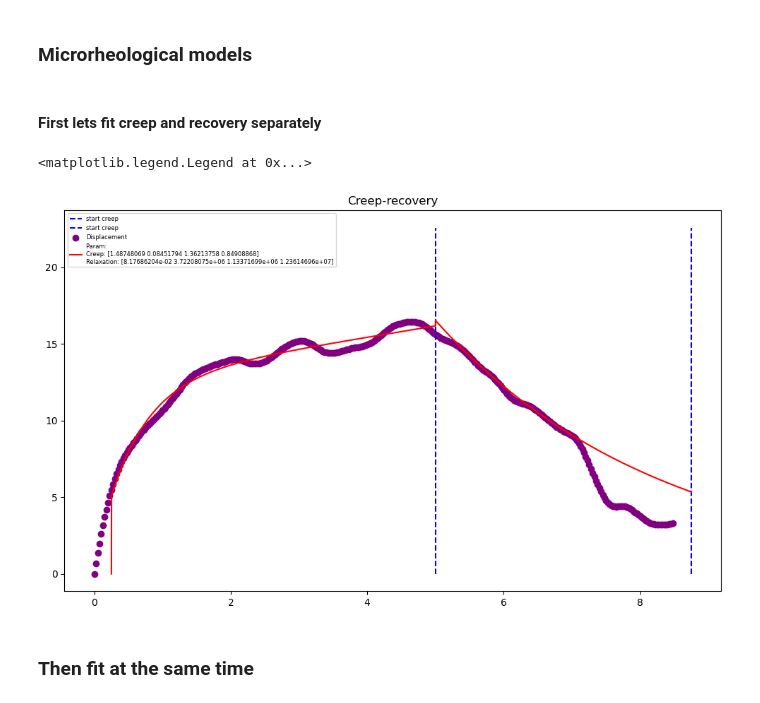
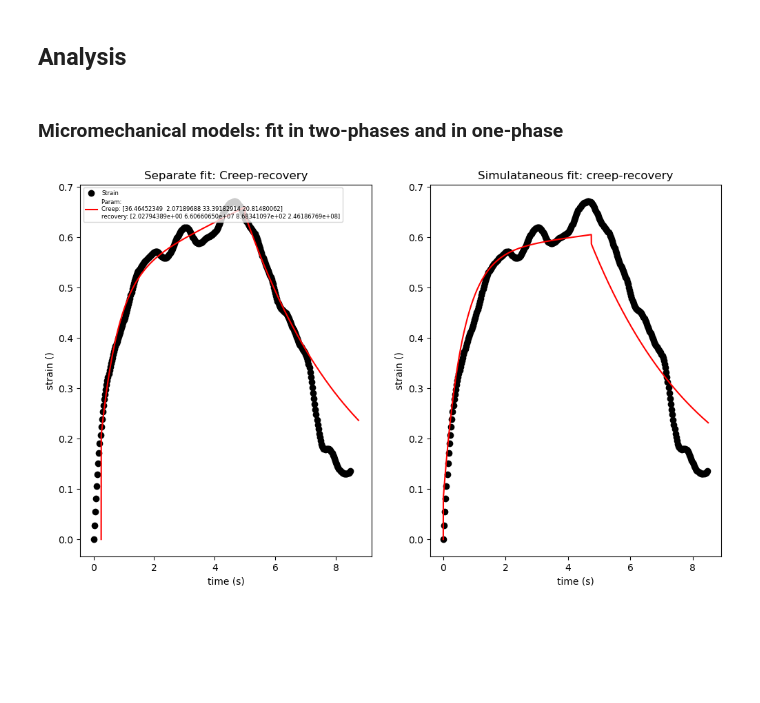
Before and after one commit to ArttuD/MicrorheologyProto, a Jupyter notebook: presentation.ipynb, the cells around one changed output. Saved outputs shown, nothing was run; the diff lists cells and outputs as text; code cells hidden in the pictures; blank space fills up the shorter version.

```diff
--- a/presentation.ipynb
+++ b/presentation.ipynb
@@ -675,5 +730,5 @@ Text(0.5, 0, 'Force (N)')
-# %% [markdown]
-### Microrheological models
+# %% [markdown]
+## Analysis
 # %%
 def kelvin(t,tau,D):
     return D*(1-np.exp(-t/tau))
@@ -747,46 +856,62 @@ def fit_classicMicro(x, y, label, start, end, helper):
-# %% [markdown]
-#### First lets fit creep and recovery separately
+# %% [markdown]
+### Micromechanical models: fit in two-phases and in one-phase
 # %%
-fig, ax = plt.subplots(1,1, figsize=(12,7))
+fig, ax = plt.subplots(1,2, figsize=(12,7))
 
 path_track = os.path.join(root, "track_1/trackingData_2024-02-01.pickle")
 
 with open(path_track, "rb") as input_file:
     file_track = cPickle.load(input_file)
 df_track = pd.DataFrame.from_dict(file_track)
 
 start = 10
 end = 200
 helper = 350
 
 df_track["time"] = df_track["t"]*1/40
 df_track["x"] = scipy.signal.detrend(scipy.ndimage.gaussian_filter(df_track["x"],5))
 df_track["y"] = scipy.signal.detrend(scipy.ndimage.gaussian_filter(df_track["y"],5))
 df_track["x"] -= df_track["x"].min()
 df_track["y"] -= df_track["y"].min()
+
 df_track["r"] = np.sqrt(df_track["x"]**2 + df_track["y"]**2)
-df_track["r"] = df_track["r"].max() - df_track["r"]
+df_track["r"] = (df_track["r"].max() - df_track["r"])*1e-6*m
 
-label_list = ["Maxwell", "Kelvin-Voigt", "Burger", "Weibull"]
+ax[0].set_title("Separate fit: Creep-recovery")
 
-
-ax.set_title("Creep-recovery")
-#ax.plot(df_track["time"],df_track["x"], color = "red", label = "x-displacement")
-#ax.plot(df_track["time"],df_track["y"], color = "black",label = "y-displacement")
-
-ax.vlines(df_track["time"].values[end], df_track["r"].min(), df_track["r"].max(), color = "blue", label = "start creep", linestyle = "dashed")
-ax.vlines(df_track["time"].values[helper], df_track["r"].min(), df_track["r"].max(), color = "blue", label = "start creep", linestyle = "dashed")
+#ax.vlines(df_track["time"].values[end], df_track["r"].min(), df_track["r"].max(), color = "blue", label = "start creep", linestyle = "dashed")
+#ax.vlines(df_track["time"].values[helper], df_track["r"].min(), df_track["r"].max(), color = "blue", label = "start creep", linestyle = "dashed")
 
 x = df_track["time"]
-y = df_track["r"]
+y = df_track["r"]/(2*radius)
 
 current_label = label_list[-2]
 xx, yy, xdata, ydata, label = fit_classicMicro(x,y, current_label, start, end, helper)
-ax.scatter(xx , yy, color = "purple", label = "Displacement")
-ax.plot(xdata, ydata, label = "Param: \nCreep: {}\nRelaxation: {}".format(label[0], label[1]), color = "red")
-ax.legend(loc = "upper left",fontsize = 6)
+
+x_plot = x[start:helper]-x[start]
+y_plot = y[start:helper]- y[start]
+
+ax[0].scatter(xx , yy, color = "black", label = "Strain")
+ax[0].plot(xdata, ydata, label = "Param: \nCreep: {}\nrecovery: {}".format(label[0], label[1]), color = "red")
+
+ax[0].legend(loc = "upper left",fontsize = 6)
+ax[0].set_xlabel("time (s)")
+ax[0].set_ylabel("strain ()")
+
+
+model = burger(x[end]-x[start], y[end]-y[start], start, end, helper)
+
+# curve fit the combined data to the combined function
+xx, yy, p = model.fit(x,y)
+
+ax[1].plot(xx, yy, color = "red")
+ax[1].scatter(x_plot, y_plot, color = "black", label = "Param: \n{}".format(*p))
+
+ax[1].set_title("Simulataneous fit: creep-recovery")
+ax[1].set_xlabel("time (s)")
+ax[1].set_ylabel("strain ()")
+
+
+fig.savefig('./figures/microns.png')
 # %% [output]
-<matplotlib.legend.Legend at 0x...>
-[figure, old version]
+[figure, new version]
-# %% [markdown]
-### Then fit at the same time
```
Also changed, not shown: parts of 33 cells of this notebook.
